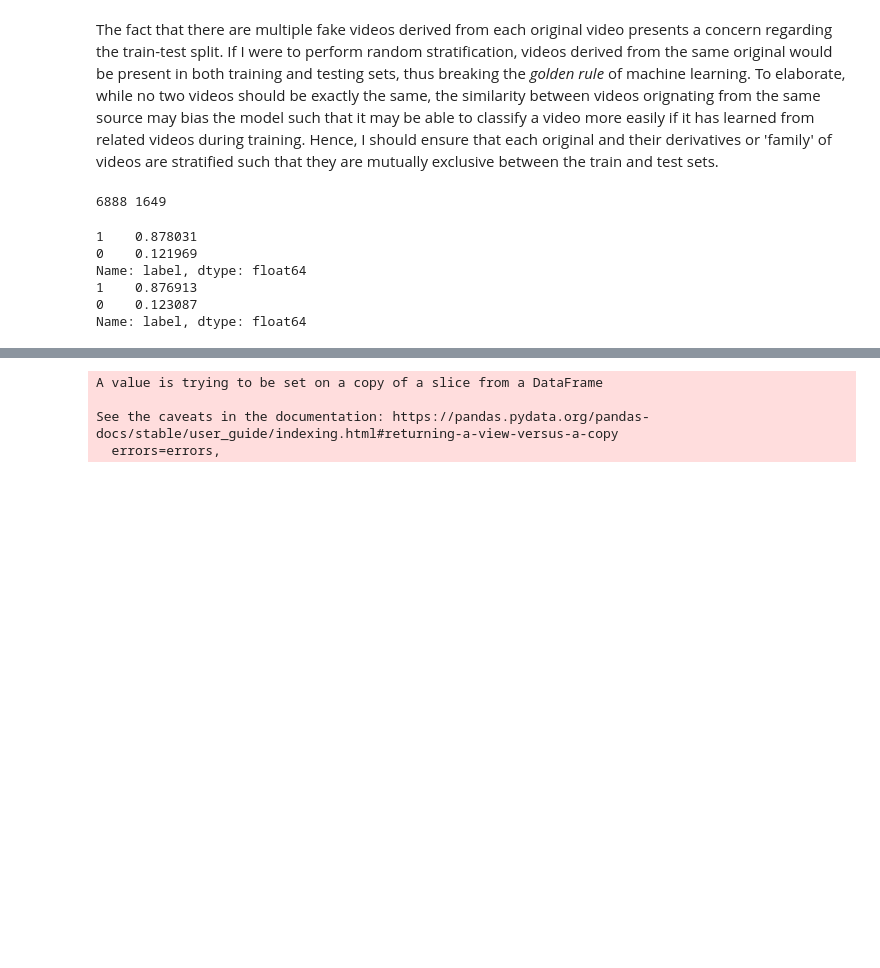
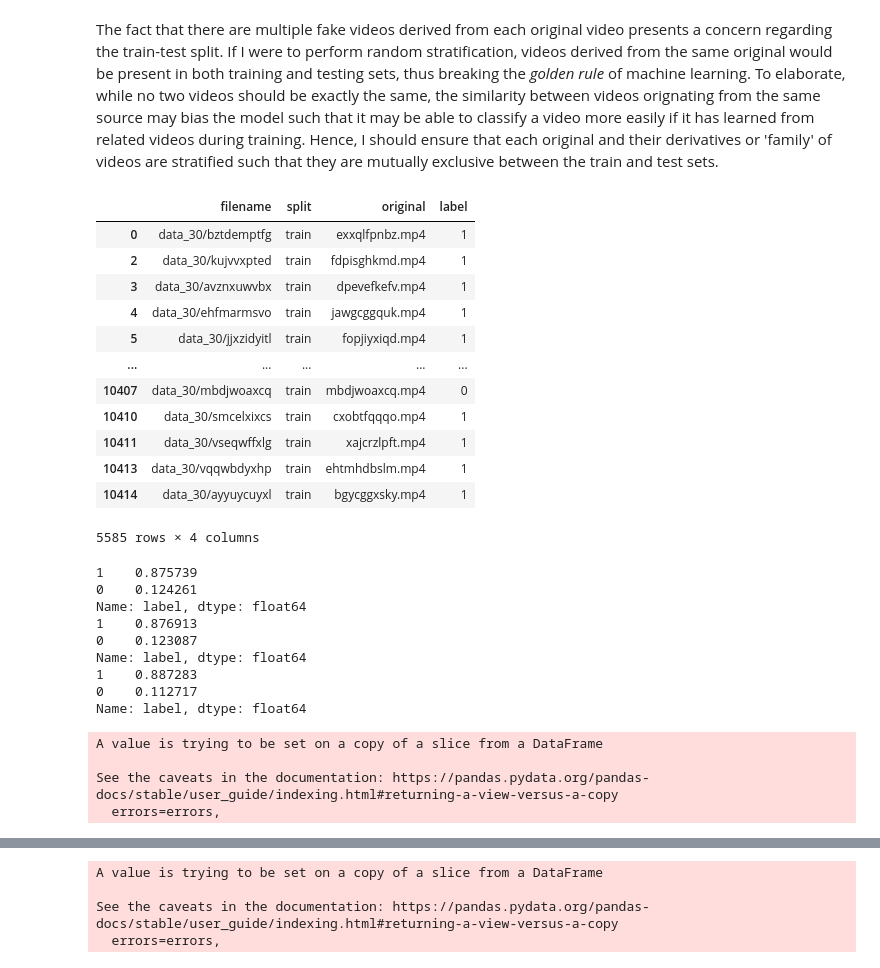
Before and after one commit to sdlee94/DeepFake-Detection-Using-Neural-Networks, a Jupyter notebook: Data Cleaning.ipynb, the cells around one changed output, grey strips where cells are left out. Saved outputs shown, nothing was run; the diff lists cells and outputs as text; code cells hidden in the pictures; blank space fills up the shorter version.

```diff
--- a/Data Cleaning.ipynb
+++ b/Data Cleaning.ipynb
@@ -161,17 +161,51 @@ test_mask = orig_files[~mask]
 
 train = metadata[metadata['original'].isin(train_mask)]
 test = metadata[metadata['original'].isin(test_mask)]
-# %%
-print(train.shape[0], test.shape[0])
-# %% [output]
-6888 1649
+# %%
+train_files = train['original'].unique()
+
+# randomly split original (real) videos
+mask = np.random.rand(len(train_files)) < 0.8
+train_mask = train_files[mask]
+validation_mask = train_files[~mask]
+
+train = metadata[metadata['original'].isin(train_mask)]
+validation = metadata[metadata['original'].isin(validation_mask)]
+# %%
+train
+# %% [output]
+|  | filename | split | original | label |
+| 0 | data_30/bztdemptfg | train | exxqlfpnbz.mp4 | 1 |
+| 2 | data_30/kujvvxpted | train | fdpisghkmd.mp4 | 1 |
+| 3 | data_30/avznxuwvbx | train | dpevefkefv.mp4 | 1 |
+| 4 | data_30/ehfmarmsvo | train | jawgcggquk.mp4 | 1 |
+| 5 | data_30/jjxzidyitl | train | fopjiyxiqd.mp4 | 1 |
+| ... | ... | ... | ... | ... |
+| 10407 | data_30/mbdjwoaxcq | train | mbdjwoaxcq.mp4 | 0 |
+| 10410 | data_30/smcelxixcs | train | cxobtfqqqo.mp4 | 1 |
+| 10411 | data_30/vseqwffxlg | train | xajcrzlpft.mp4 | 1 |
+| 10413 | data_30/vqqwbdyxhp | train | ehtmhdbslm.mp4 | 1 |
+| 10414 | data_30/ayyuycuyxl | train | bgycggxsky.mp4 | 1 |
+5585 rows × 4 columns
 # %%
 print(train['label'].value_counts() / train['label'].value_counts().sum())
 print(test['label'].value_counts() / test['label'].value_counts().sum())
+print(validation['label'].value_counts() / validation['label'].value_counts().sum())
 # %% [output]
-1    0.878031
-0    0.121969
+1    0.875739
+0    0.124261
 Name: label, dtype: float64
 1    0.876913
 0    0.123087
 Name: label, dtype: float64
+1    0.887283
+0    0.112717
+Name: label, dtype: float64
+# %%
+validation.drop(['split','original'], axis = 1, inplace=True)
+validation.to_csv('metadata_validation.csv', index=False)
+# %% [output]
+A value is trying to be set on a copy of a slice from a DataFrame
+
+See the caveats in the documentation: https://pandas.pydata.org/pandas-docs/stable/user_guide/indexing.html#returning-a-view-versus-a-copy
+  errors=errors,
```
Also changed, not shown: parts of 1 cell of this notebook, 1 other file.
